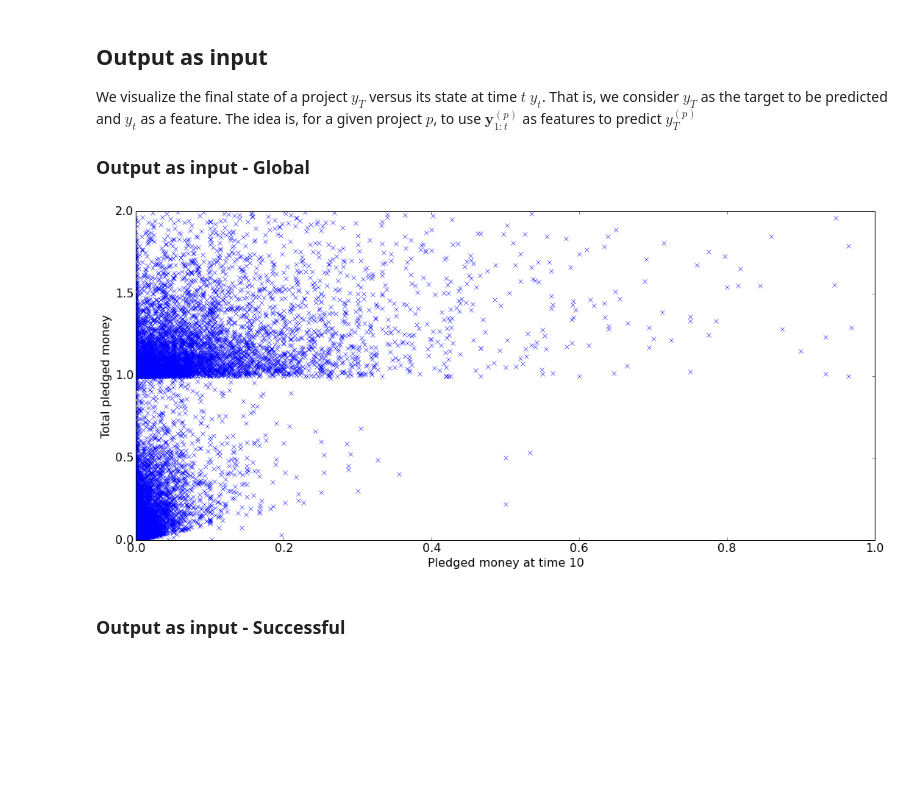
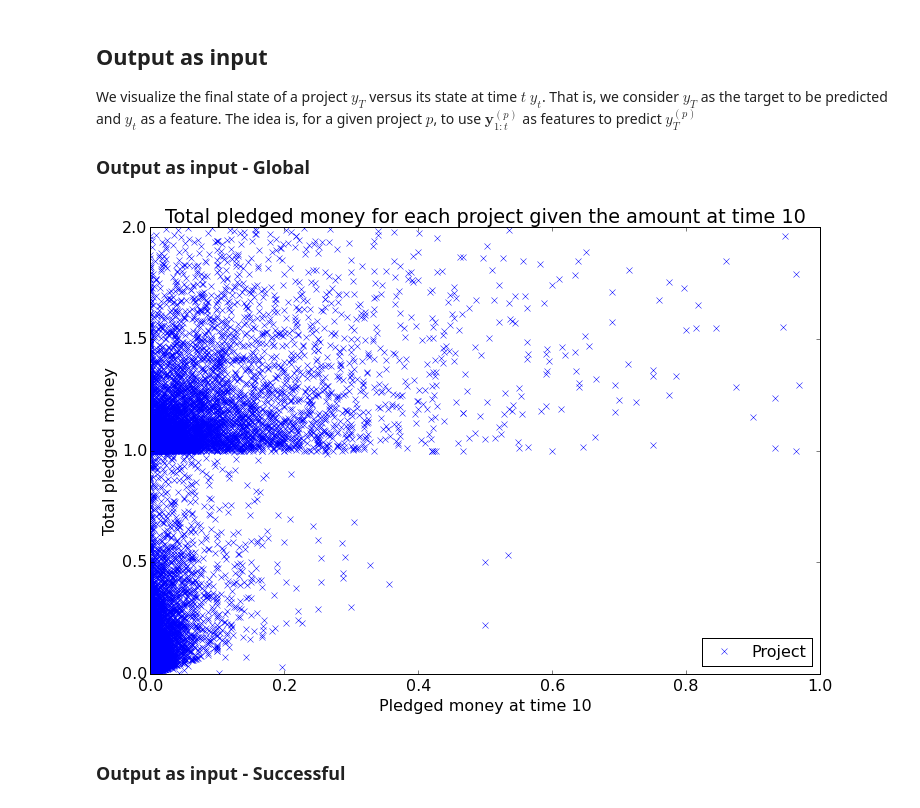
Before and after one commit to vicow/gaussian-process, a Jupyter notebook: notebooks/sidekick-1-eda.ipynb, the cells around one changed output. Drawn from its saved outputs; the diff is of its cells as text; code cells hidden in the pictures; blank space fills up the shorter version.

```diff
--- a/notebooks/sidekick-1-eda.ipynb
+++ b/notebooks/sidekick-1-eda.ipynb
@@ -9,7 +9,7 @@ sys.path.insert(0, os.path.abspath('../utils/')) # Add sibling to Python path
 sys.path.insert(0, os.path.abspath('../src/')) # Add sibling to Python path
 sys.stdout.flush() # Print output on the fly in Notebook
 import matplotlib
-matplotlib.rcParams['figure.figsize'] = (18,8)
+matplotlib.rcParams['figure.figsize'] = (12,8)
 matplotlib.rcParams['font.size'] = 16
 matplotlib.rcParams['legend.fontsize'] = 16
 from IPython.display import display
@@ -244,14 +244,17 @@ We visualize the final state of a project $y_T$ versus its state at time $t$ $y_
 # %%
 T = 999
 t = 10
 yt = [p.money[t] for p in sk if p.money[T] < 2 and p.money[t] < 1]
 yT = [p.money[T] for p in sk if p.money[T] < 2 and p.money[t] < 1]
 plt.plot(yt, yT, 'x')
 plt.xlabel('Pledged money at time %s' % t)
 plt.ylabel('Total pledged money')
+plt.legend(['Project'], loc=4, numpoints=1)
+plt.title('Total pledged money for each project given the amount at time %s' % t)
+plt.savefig('input_output_global.pdf')
 plt.show()
 # %% [output]
-[figure, old version]
+[figure, new version]
 # %% [markdown]
 ###  Output as input - Successful
 # %%
```
Also changed, not shown: 3 other files.
